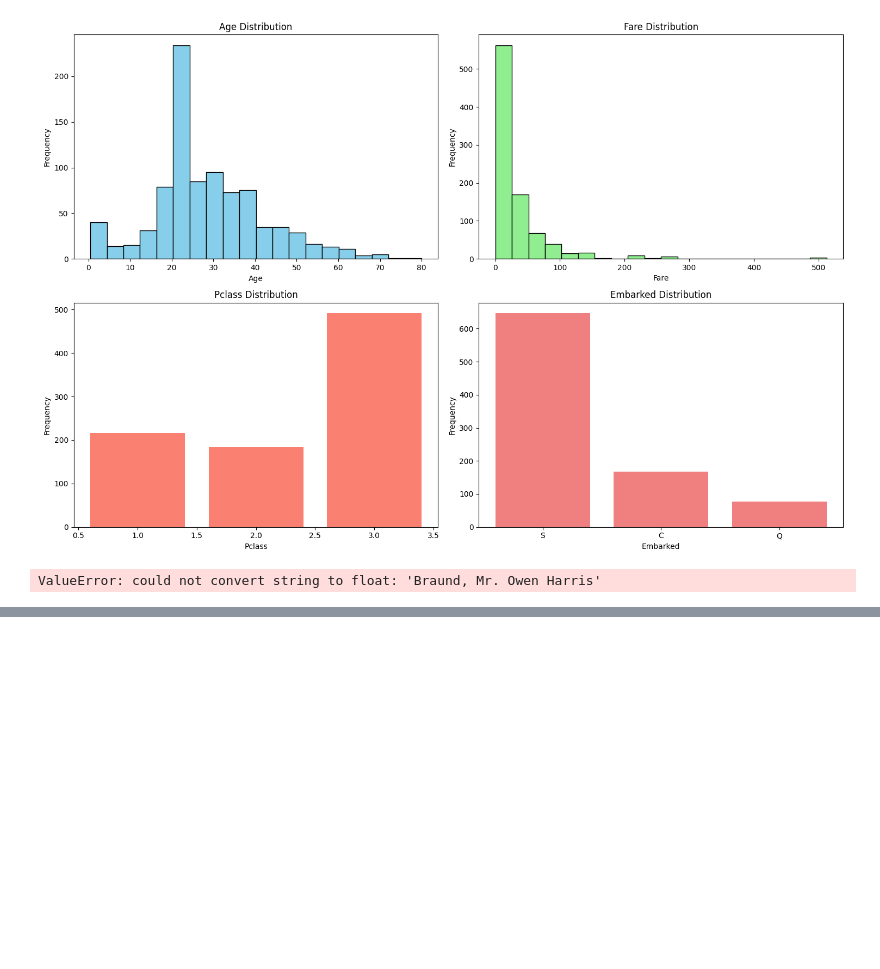
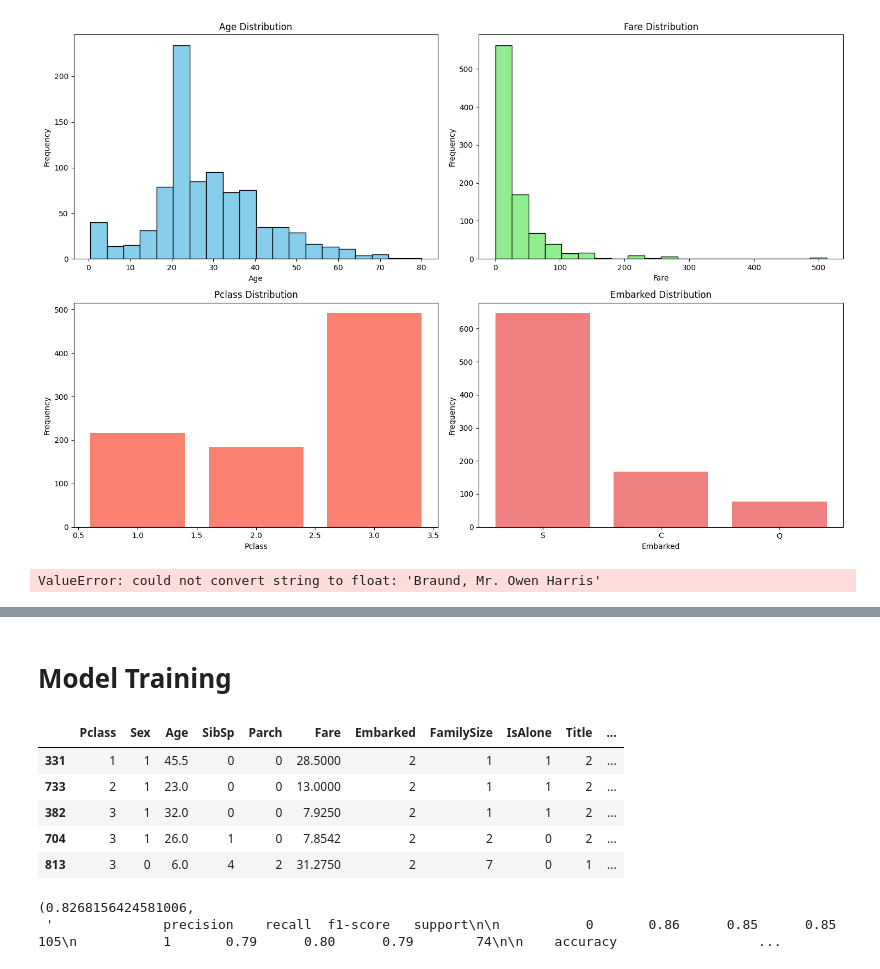
Before and after one commit to brownrv/titanic, a Jupyter notebook: titanic_notebook.ipynb, the cells around one changed output, grey strips where cells are left out. Cells and saved outputs as stored; diff of their text form; code cells hidden in the pictures; blank space fills up the shorter version.

Commit message:
Update titanic_notebook.ipynb
Added model training and parameter tuning

```diff
--- a/titanic_notebook.ipynb
+++ b/titanic_notebook.ipynb
@@ -156,0 +200,54 @@ ValueError: could not convert string to float: 'Braund, Mr. Owen Harris'
+# %% [markdown]
+# Model Training
+# %%
+from sklearn.model_selection import train_test_split
+from sklearn.preprocessing import LabelEncoder
+
+# Encoding categorical variables
+# Encode 'Sex', 'Embarked', 'Title', and 'AgeBin' using LabelEncoder
+label_encoders = {}
+for column in ['Sex', 'Embarked', 'Title', 'AgeBin']:
+    le = LabelEncoder()
+    train_df[column] = le.fit_transform(train_df[column])
+    test_df[column] = le.transform(test_df[column])
+    label_encoders[column] = le
+
+# Prepare features (X) and target (y) for the model
+features = ['Pclass', 'Sex', 'Age', 'SibSp', 'Parch', 'Fare', 'Embarked',
+            'FamilySize', 'IsAlone', 'Title', 'FarePerPerson', 'Pclass_Fare_Interaction', 'AgeBin']
+X = train_df[features]
+y = train_df['Survived']
+
+# Split the data into training and validation sets
+X_train, X_val, y_train, y_val = train_test_split(X, y, test_size=0.2, random_state=42)
+
+# Display the prepared features
+X_train.head()
+# %% [output]
+|  | Pclass | Sex | Age | SibSp | Parch | Fare | Embarked | FamilySize | IsAlone | Title | ... |
+| 331 | 1 | 1 | 45.5 | 0 | 0 | 28.5000 | 2 | 1 | 1 | 2 | ... |
+| 733 | 2 | 1 | 23.0 | 0 | 0 | 13.0000 | 2 | 1 | 1 | 2 | ... |
+| 382 | 3 | 1 | 32.0 | 0 | 0 | 7.9250 | 2 | 1 | 1 | 2 | ... |
+| 704 | 3 | 1 | 26.0 | 1 | 0 | 7.8542 | 2 | 2 | 0 | 2 | ... |
+| 813 | 3 | 0 | 6.0 | 4 | 2 | 31.2750 | 2 | 7 | 0 | 1 | ... |
+# %%
+from sklearn.ensemble import RandomForestClassifier
+from sklearn.metrics import accuracy_score, classification_report
+
+# Initialize the Random Forest classifier
+rf_model = RandomForestClassifier(random_state=42)
+
+# Train the model on the training data
+rf_model.fit(X_train, y_train)
+
+# Make predictions on the validation set
+y_val_pred = rf_model.predict(X_val)
+
+# Evaluate the model
+val_accuracy = accuracy_score(y_val, y_val_pred)
+classification_rep = classification_report(y_val, y_val_pred)
+
+val_accuracy, classification_rep
+# %% [output]
+(0.8268156424581006,
+ '              precision    recall  f1-score   support\n\n           0       0.86      0.85      0.85       105\n           1       0.79      0.80      0.79        74\n\n    accuracy                  ...
```
Also changed, not shown: parts of 3 cells of this notebook.
